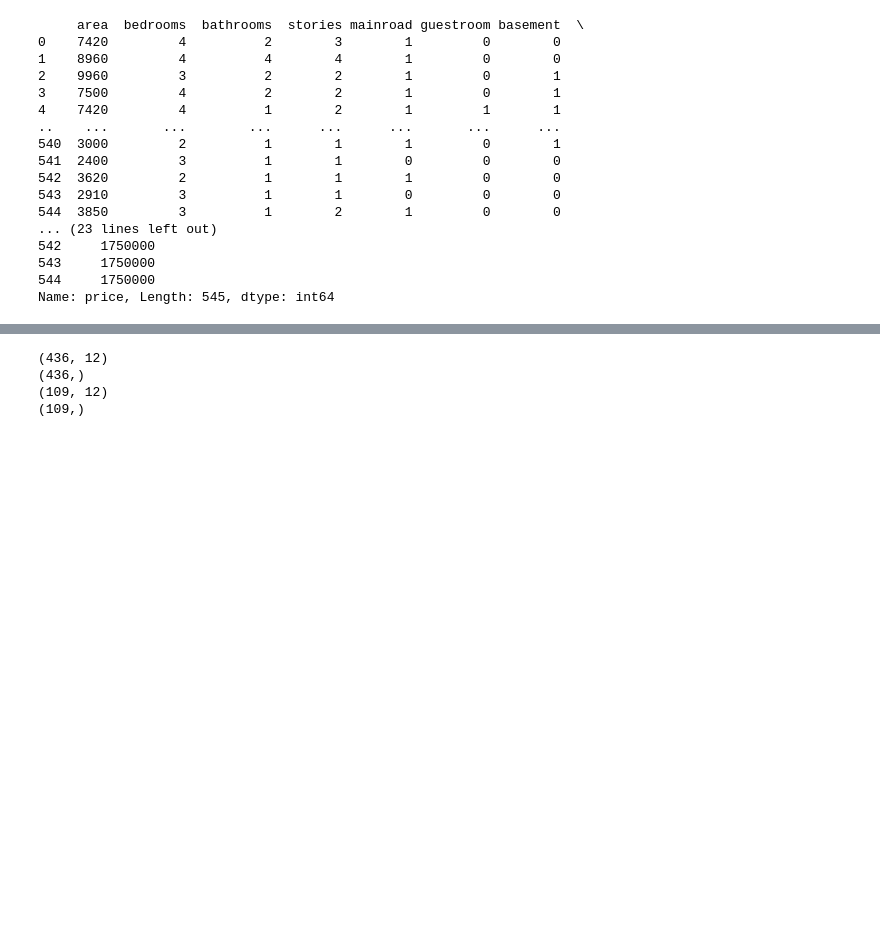
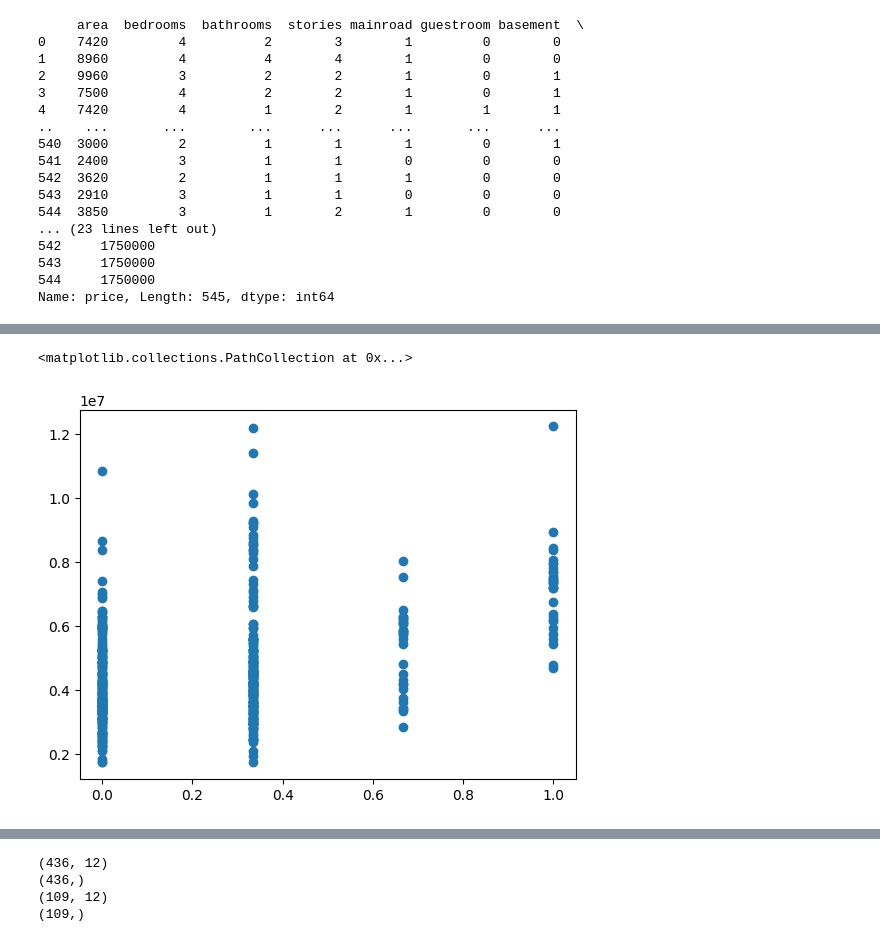
Before and after one commit to PR7175Z/Machine-Learning, a Jupyter notebook: housepriceprediction/model.ipynb, the cells around one changed output, grey strips where cells are left out. Cells and saved outputs as stored; diff of their text form; code cells hidden in the pictures; blank space fills up the shorter version.

```diff
--- a/housepriceprediction/model.ipynb
+++ b/housepriceprediction/model.ipynb
@@ -126,0 +189,5 @@ display(y_validate_reshape)
+# %%
+plt.scatter(x_train_reshape['stories'],y_train_reshape)
+# %% [output]
+<matplotlib.collections.PathCollection at 0x...>
+[figure, added]
```
Also changed, not shown: parts of 12 cells of this notebook.
